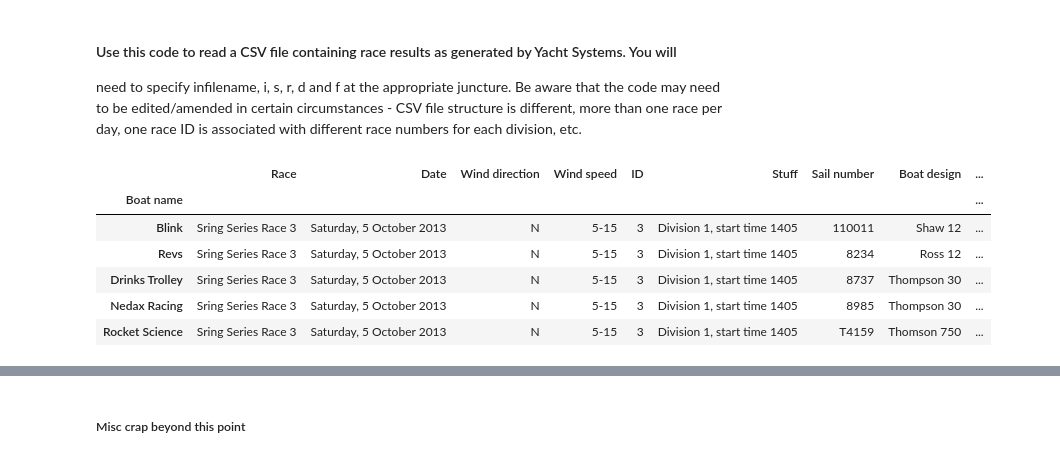
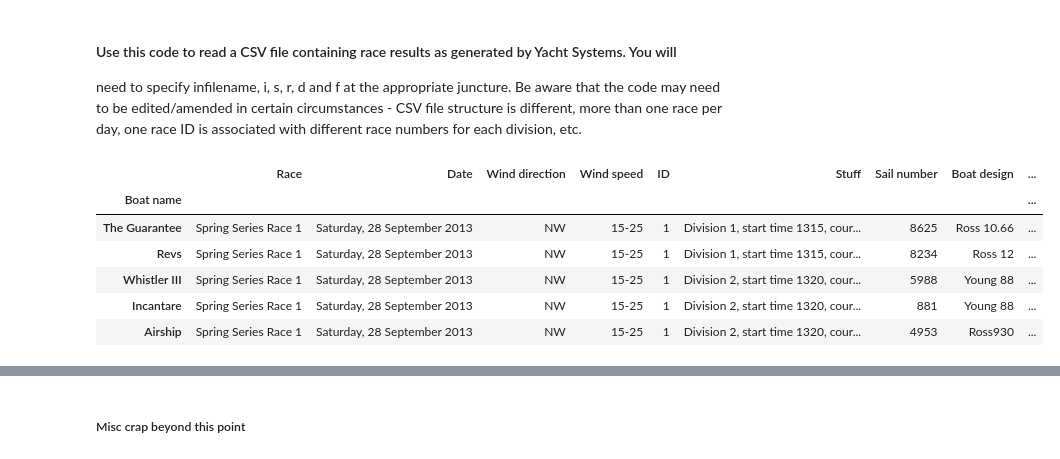
Before and after one commit to drphilbishop/RPNYC_race_analysis, a Jupyter notebook: processRawRaceData.ipynb, the cells around one changed output, grey strips where cells are left out. Drawn from its saved outputs; the diff is of its cells as text; code cells hidden in the pictures.

```diff
--- a/processRawRaceData.ipynb
+++ b/processRawRaceData.ipynb
@@ -27,32 +27,32 @@ datapath = 'C:\\Phil\\My Dropbox\\Sailing cmte\\Handicapping\\2013-14 season\\'
 # %%
 # Take a quick look at a raw CSV file - need to select/deselect appropriate cols in CSV
 
-infilename = 'id3 spring r3 results'
+infilename = 'id1 spring r1 results'
 
 # Following list of colNums and colHdrs works fine on:
 # - Divisional races
 # - Winter series fully crewed
 CSVcolNums = [1,3,5,7,9,28,29,30,31,32,35,41,45]
 CSVcolHdrs = ['Race','Date','Wind direction','Wind speed','ID','Stuff','Sail number','Boat design', \
               'Boat name','Elapsed time','TCF','PHRF','IRC']
 
 q = fn.input_csv(datapath + "Raw CSV data/", infilename + '.csv', CSVcolNums, CSVcolHdrs)
 q.head(5)
 #q
 
 # Notes:
 # - Edit '..\Handicapping\2013-14 season\Season summary (2013-14).xlsx'
 # - Compare imported data with hard-copy printout from Yacht Systems
 # - Make sure Elapsed time field begins with < if no time, e.g. <n/e>, <no entry>, <dnf>, <raf>, <osc>, <dns> etc
 # - Check for duplicate boat names, i.e. incorrect spelling
 # %% [output]
 |  | Race | Date | Wind direction | Wind speed | ID | Stuff | Sail number | Boat design | ... |
 | Boat name |  |  |  |  |  |  |  |  | ... |
-| Blink | Sring Series Race 3 | Saturday, 5 October 2013 | N | 5-15 | 3 | Division 1, start time 1405 | 110011 | Shaw 12 | ... |
-| Revs | Sring Series Race 3 | Saturday, 5 October 2013 | N | 5-15 | 3 | Division 1, start time 1405 | 8234 | Ross 12 | ... |
-| Drinks Trolley | Sring Series Race 3 | Saturday, 5 October 2013 | N | 5-15 | 3 | Division 1, start time 1405 | 8737 | Thompson 30 | ... |
-| Nedax Racing | Sring Series Race 3 | Saturday, 5 October 2013 | N | 5-15 | 3 | Division 1, start time 1405 | 8985 | Thompson 30 | ... |
-| Rocket Science | Sring Series Race 3 | Saturday, 5 October 2013 | N | 5-15 | 3 | Division 1, start time 1405 | T4159 | Thomson 750 | ... |
+| The Guarantee | Spring Series Race 1 | Saturday, 28 September 2013 | NW | 15-25 | 1 | Division 1, start time 1315, cour... | 8625 | Ross 10.66 | ... |
+| Revs | Spring Series Race 1 | Saturday, 28 September 2013 | NW | 15-25 | 1 | Division 1, start time 1315, cour... | 8234 | Ross 12 | ... |
+| Whistler III | Spring Series Race 1 | Saturday, 28 September 2013 | NW | 15-25 | 1 | Division 2, start time 1320, cour... | 5988 | Young 88 | ... |
+| Incantare | Spring Series Race 1 | Saturday, 28 September 2013 | NW | 15-25 | 1 | Division 2, start time 1320, cour... | 881 | Young 88 | ... |
+| Airship | Spring Series Race 1 | Saturday, 28 September 2013 | NW | 15-25 | 1 | Division 2, start time 1320, cour... | 4953 | Ross930 | ... |
 # %%
 # Create a uniformly structured dataframe for the current race data
 
```
Also changed, not shown: parts of 3 cells of this notebook, 2 other files.
